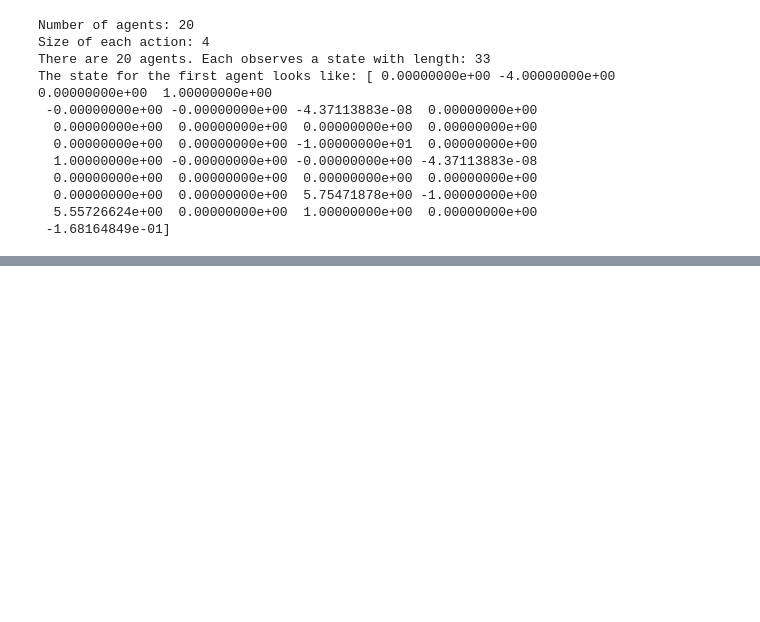
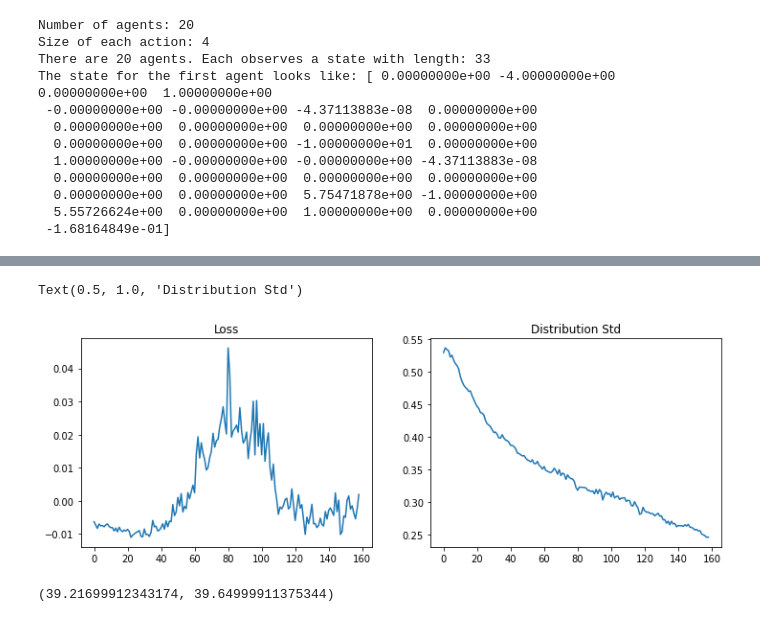
Before and after one commit to devinsaini/deep_reinforcement_learning_nanodegree, a Jupyter notebook: p2_continuous-control/Continuous_Control.ipynb, the cells around one changed output, grey strips where cells are left out. Saved outputs shown, nothing was run; the diff lists cells and outputs as text; code cells hidden in the pictures; blank space fills up the shorter version.

```diff
--- a/p2_continuous-control/Continuous_Control.ipynb
+++ b/p2_continuous-control/Continuous_Control.ipynb
@@ -185,0 +181,15 @@ env_info = env.reset(train_mode=True)[brain_name]
+# %%
+# plot loss and mean standard deviations of actions
+fix, axs = plt.subplots(1, 2, figsize=(12,4))
+axs[0].plot(trainer.metrics['loss'])
+axs[0].set_title('Loss')
+axs[1].plot(trainer.metrics['std'])
+axs[1].set_title('Distribution Std')
+# %% [output]
+Text(0.5, 1.0, 'Distribution Std')
+[figure, added]
+# %%
+# play an episode to visualize the agent in action
+play_episode(env, brain_name, agent, trainer=None, max_t=2000)
+# %% [output]
+(39.21699912343174, 39.64999911375344)
```
Also changed, not shown: parts of 12 cells of this notebook, 7 other files.
